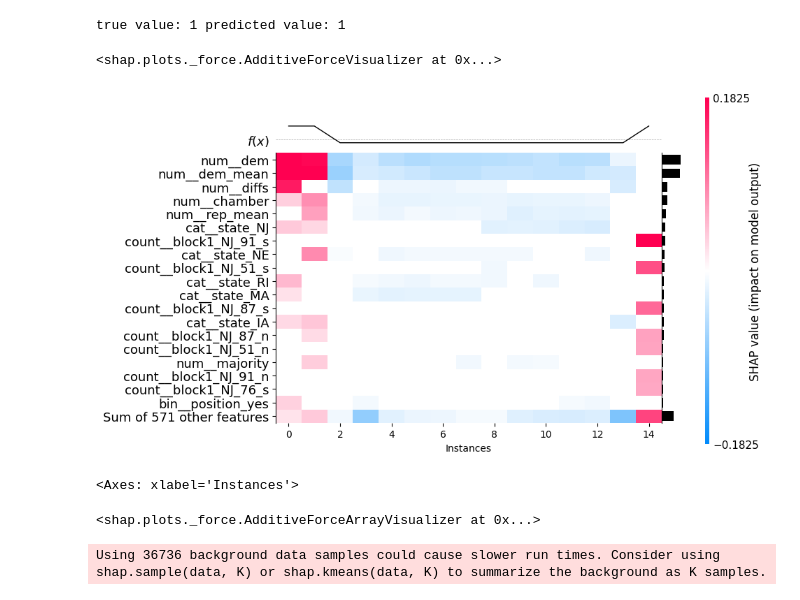
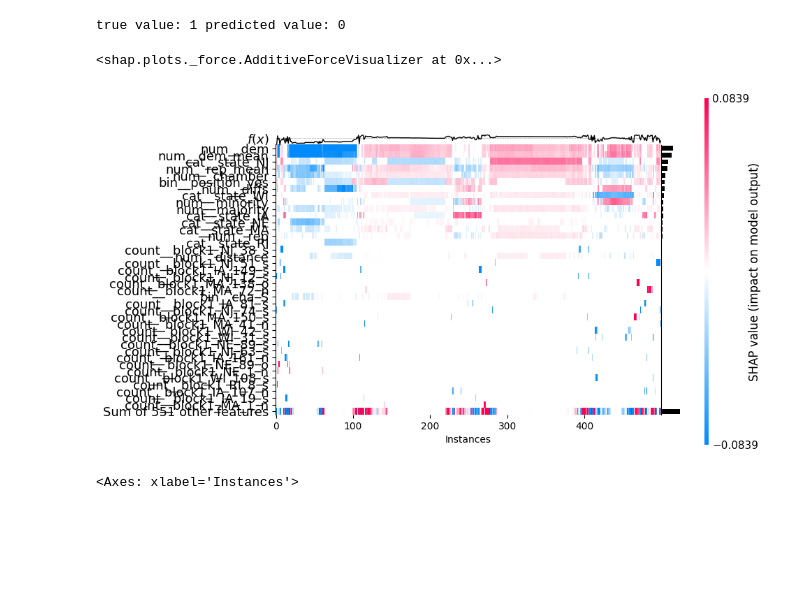
Before and after one commit to lrahbek/DPF_exam, a Jupyter notebook: src/feat_trans_test.ipynb, the cells around one changed output. Cells and saved outputs as stored; diff of their text form; code cells hidden in the pictures; blank space fills up the shorter version.

```diff
--- a/src/feat_trans_test.ipynb
+++ b/src/feat_trans_test.ipynb
@@ -32,13 +24,0 @@ states_lobby = ["IA", "MA", "NE", "NJ", "RI", "WI"]
-# %%
-plot_path=os.path.join(eval_folder, "shap_plot.html")
-shap_val_path=os.path.join(eval_folder, "shap_values.pkl")
-with open(model_path, 'rb') as file:
-    clf_pipeline_MLP  = pkl.load(file)
-with open(split_data_path, 'rb') as file:
-    X_train, X_test, y_train, y_test, y_classes, bill_ls = pkl.load(file)
-
-MLP_best = clf_pipeline_MLP.named_steps.classifier.best_estimator_       #get best estimator from pipe
-feature_names = clf_pipeline_MLP.named_steps.preprocessor.get_feature_names_out().tolist()
-
-X_train_grouped = X_train.groupby("state") #create grouped objects
-X_test_grouped = X_test.groupby("state") #create grouped objects
@@ -77,3 +24,0 @@ shap_expl = explainer_pred(X_test_ia)
-# %%
-#shap values
-shap_values = explainer_pred.shap_values(X_test_tr)
@@ -83,0 +25,5 @@ shap.plots.bar(shap_expl[1])
+# %%
+SHAP_path = '../out/models/shap_vals.pkl'
+
+with open(SHAP_path, 'rb') as file:
+    shap_values, X_test_tr, y_test_sub, y_pred_sub = pkl.load(file)
@@ -84,19 +36,15 @@ shap.plots.bar(shap_expl[1])
 # %%
-ind = 0 #index of target
-print(f"true value: {y_test[ind][0]} predicted value: {y_pred[ind]}")
+ind = 200 #index of target
+print(f"true value: {y_test_sub[ind][0]} predicted value: {y_pred_sub[ind]}")
 
-shap.force_plot(explainer_pred.expected_value, shap_values[ind,:] ,
-                X_test_tr[ind,:],feature_names=feature_names)
+shap.force_plot(shap_values[ind,:,0])
+
+#positions taken is pushing it
 # %% [output]
-true value: 1 predicted value: 1
+true value: 1 predicted value: 0
 <shap.plots._force.AdditiveForceVisualizer at 0x...>
 # %%
-shap.plots.heatmap(shap_expl, max_display=20)
+shap.plots.heatmap(shap_values[:,:,0], max_display=40)
 # %% [output]
-[figure, old version]
+[figure, new version]
 <Axes: xlabel='Instances'>
-# %%
-shap.force_plot(explainer_pred.expected_value,
-                shap_values, X_test_tr, feature_names = feature_names)
-# %% [output]
-<shap.plots._force.AdditiveForceArrayVisualizer at 0x...>
@@ -133,14 +50,0 @@ with open(split_data_path, 'rb') as file:
-# %%
-##SHAP
-#transform training data using preprocessor in pipeline & #sample a subset of data:
-X_train_tr = clf_pipeline_MLP.named_steps.preprocessor.transform(X_train)
-#X_train_tr_s = shap.sample(X_train_tr, nsamples=100, random_state=37)
-#transform test data & sample subset
-X_test_tr = clf_pipeline_MLP.named_steps.preprocessor.transform(X_test)
-X_test_tr_s = shap.sample(X_test_tr, nsamples=100, random_state=37)
-#extract best estimator from pipeline
-MLP_best = clf_pipeline_MLP.named_steps.classifier.best_estimator_
-#define explainer
-explainer = shap.KernelExplainer(MLP_best.predict_proba, X_train_tr)
-# %% [output]
-Using 36736 background data samples could cause slower run times. Consider using shap.sample(data, K) or shap.kmeans(data, K) to summarize the background as K samples.
```
Also changed, not shown: parts of 13 cells of this notebook, 3 other files.
